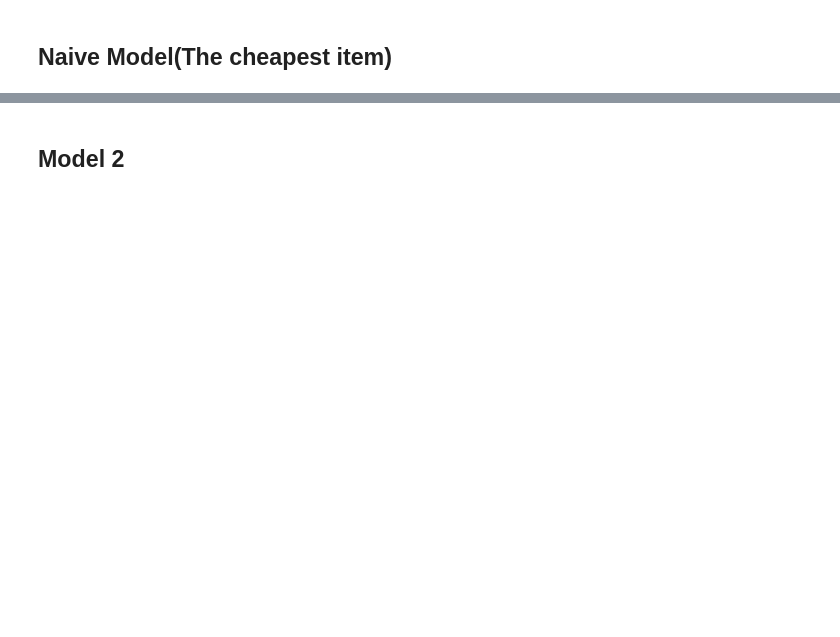
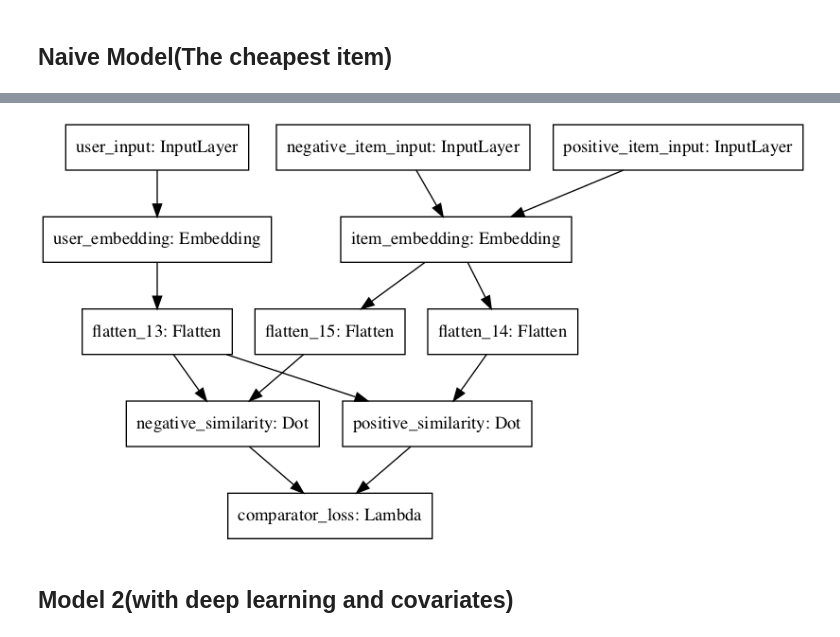
Before and after one commit to AlexandreMaxinsang/IA316, a Jupyter notebook: Third Environment .ipynb, the cells around one changed output, grey strips where cells are left out. Drawn from its saved outputs; the diff is of its cells as text; code cells hidden in the pictures; blank space fills up the shorter version.

```diff
--- a/Third Environment .ipynb
+++ b/Third Environment .ipynb
@@ -179,8 +183,9 @@ def naive_model_expensive(state):
     return greater_index
 # %%
 number_run = 3
-generations = 100
+generations = 1000
 total_reward = 0
+params = {"user_id" : USER_ID}
 
 for k in range(number_run):
 
@@ -214,8 +219,9 @@ def naive_model_cheapest(state):
     return cheapest_index
 # %%
 number_run = 3
-generations = 100
+generations = 1000
 total_reward = 0
+params = {"user_id" : USER_ID}
 
 for k in range(number_run):
 
@@ -326,10 +332,11 @@ def sample_triplets(pos_df,max_items):
     return [user_ids, pos_item_ids, neg_item_ids]
 # %%
 number_run = 3
-n_epochs = 30
+n_epochs = 1
 total_reward = 0
-generations = 100
+generations = 1000
 max_items = 30
+
 
 for k in range(number_run):
 
@@ -419,5 +426,10 @@ Total reward: 42826.796931 and Total reward per run: 14275.598977
+# %%
+plot_model(triplet_model, to_file='triplet_model.png')
+Image(filename='triplet_model.png')
+# %% [output]
+[figure, added]
 # %% [markdown]
-## Model 2
+## Model 2(with deep learning and covariates)
 # %%
 from keras.models import Model, Sequential
 from keras.layers import Embedding, Flatten, Input, Dense, Dropout
```
Also changed, not shown: parts of 19 cells of this notebook, 3 other files.
